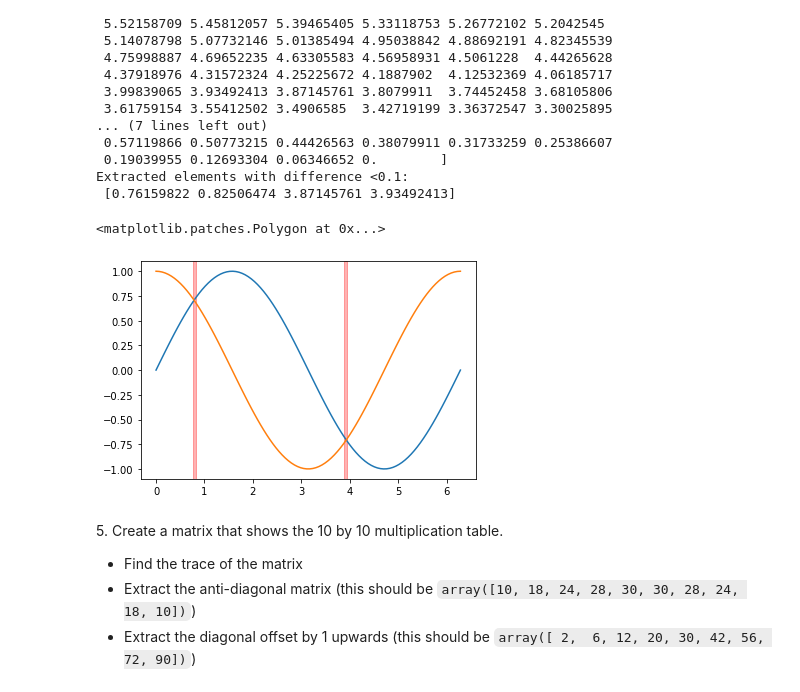
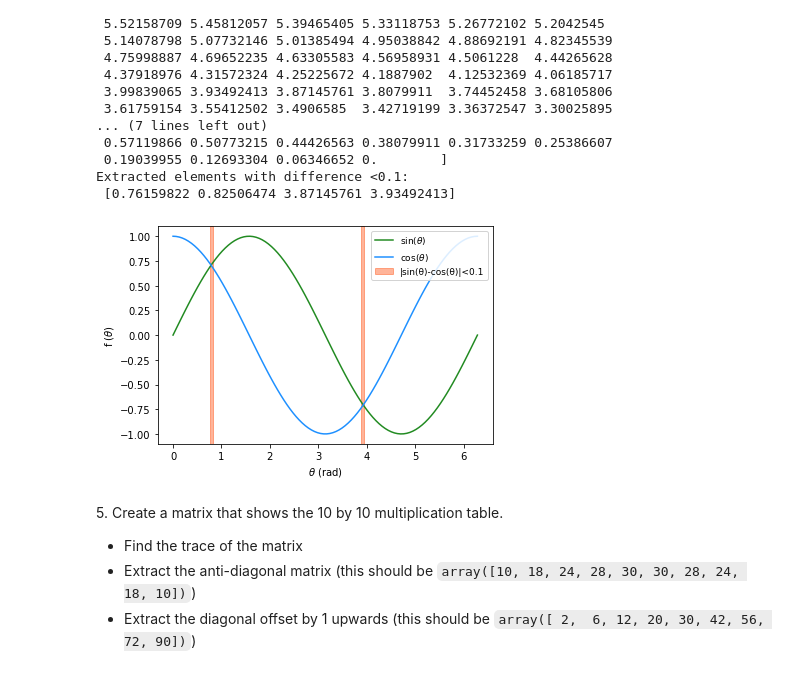
Before and after one commit to zucchett/HighLevelProgramming2021, a Jupyter notebook: 04ex_numpy.ipynb, the cells around one changed output. Saved outputs shown, nothing was run; the diff lists cells and outputs as text; code cells hidden in the pictures.

```diff
--- a/04ex_numpy.ipynb
+++ b/04ex_numpy.ipynb
@@ -108,7 +109,8 @@ print("Extracted elements:\n", v[::10])
 # 4.2
 print("Reversed array:\n", v[::-1])
 # 4.3
-w = v[abs(np.cos(v) - np.sin(v))<0.1]
+mask = (abs(np.cos(v) - np.sin(v))<0.1)
+w = v[mask]
 print("Extracted elements with difference <0.1:\n", w)
 # %% [output]
 Extracted elements:
@@ -129,16 +131,22 @@ Reversed array:
 Extracted elements with difference <0.1:
  [0.76159822 0.82506474 3.87145761 3.93492413]
 # %%
-# METTO GLI ASSI AL PLOT
 # 4.4 OPTIONAL
-%matplotlib inline
-plt.plot(v, np.sin(v))
-plt.plot(v, np.cos(v))
-plt.axvspan(w[0], w[1], color='red', alpha=0.3)
-plt.axvspan(w[2], w[3], color='red', alpha=0.3)
+
+fig = plt.figure()
+ax = fig.add_subplot()
+
+ax.plot(v, np.sin(v), color = 'forestgreen', label = 'sin($\u03B8$)')
+ax.plot(v, np.cos(v), color = 'dodgerblue', label = 'cos($\u03B8$)')
+
+ax.axvspan(w[0], w[1], color = 'orangered', alpha = 0.4, label = '|sin(\u03B8)-cos(\u03B8)|<0.1')
+ax.axvspan(w[2], w[3], color = 'orangered', alpha = 0.4)
+
+ax.set_xlabel('$\u03B8$ (rad)')
+ax.set_ylabel('f ($\u03B8$)')
+legend = ax.legend(loc = 'upper right', prop = {'size': 9}, framealpha = 0.85)
 # %% [output]
-<matplotlib.patches.Polygon at 0x...>
-[figure, old version]
+[figure, new version]
 # %% [markdown]
 5\. Create a matrix that shows the 10 by 10 multiplication table.
 
```
Also changed, not shown: parts of 7 cells of this notebook, 1 other file.
